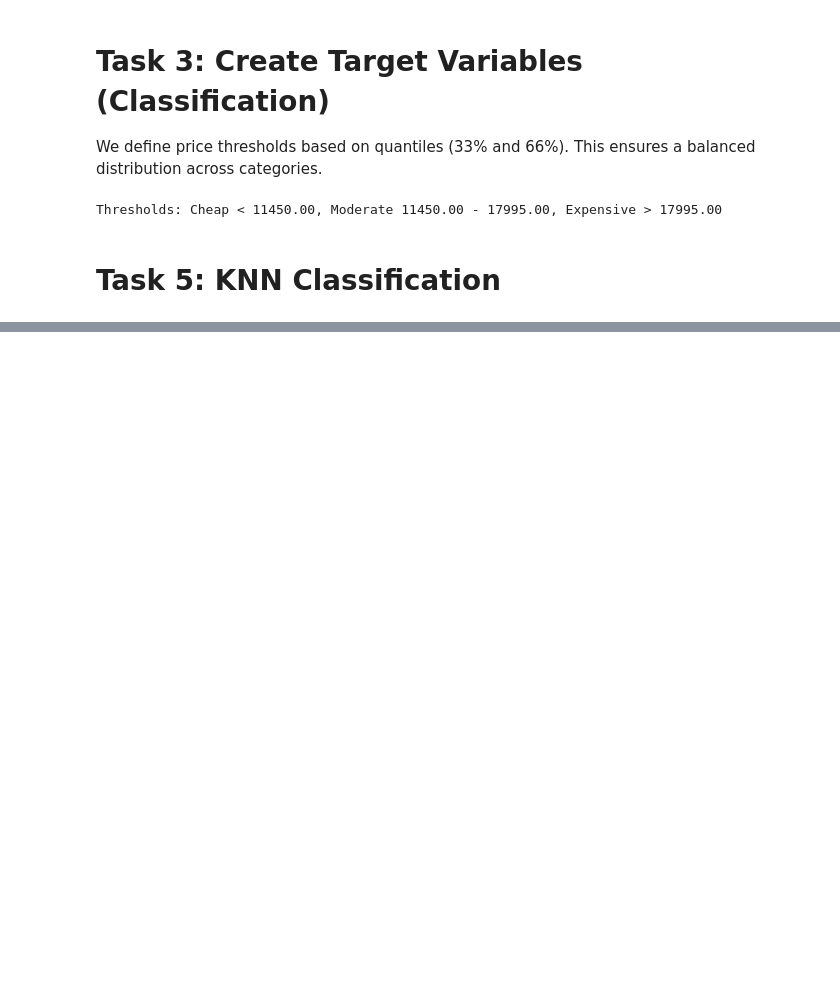
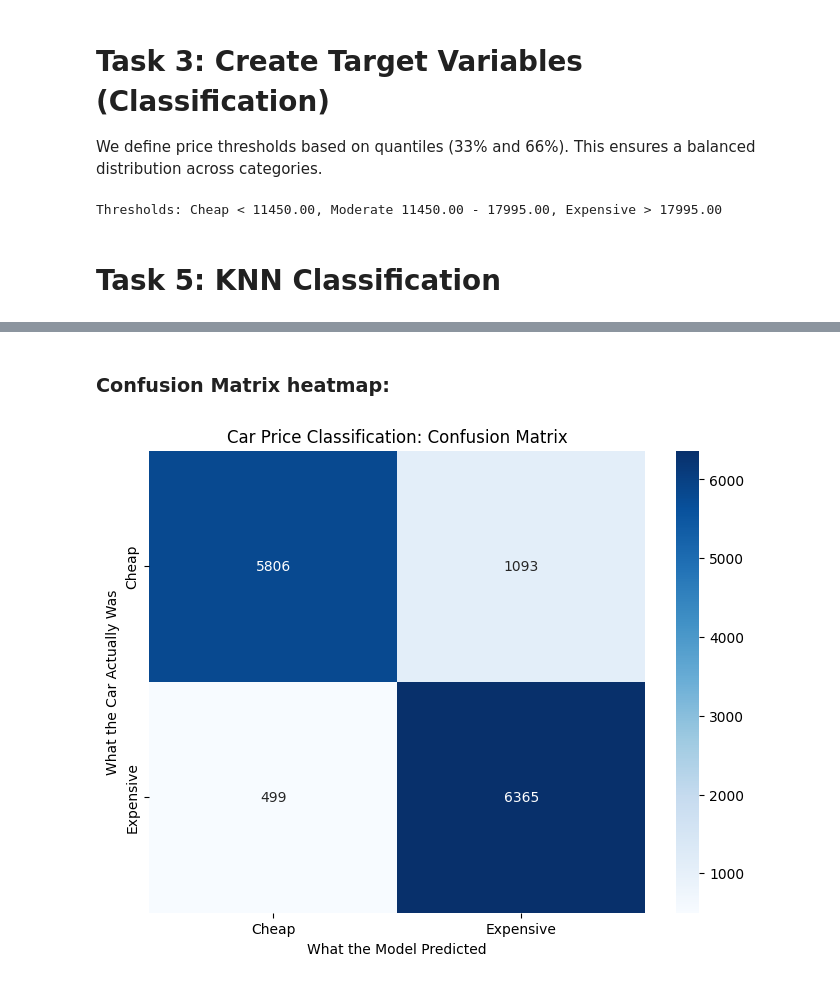
Before and after one commit to Ahmed-Elsom5raty/car-price-analysis, a Jupyter notebook: main.ipynb, the cells around one changed output, grey strips where cells are left out. Drawn from its saved outputs; the diff is of its cells as text; code cells hidden in the pictures; blank space fills up the shorter version.

```diff
--- a/main.ipynb
+++ b/main.ipynb
@@ -311,0 +335,25 @@ weighted avg       0.81      0.80      0.80     14487
+# %% [markdown]
+### Confusion Matrix heatmap:
+# %%
+# Create categorical versions of your actual and predicted prices
+threshold = df['price'].median()
+
+y_test_class = (y_test > threshold).astype(int)
+y_pred_class = (y_pred > threshold).astype(int)
+
+from sklearn.metrics import confusion_matrix, ConfusionMatrixDisplay
+
+cm = confusion_matrix(y_test_class, y_pred_class)
+
+plt.figure(figsize=(8, 6))
+labels = ['Cheap', 'Expensive']
+
+sns.heatmap(cm, annot=True, fmt='d', cmap='Blues',
+            xticklabels=labels, yticklabels=labels)
+
+plt.title('Car Price Classification: Confusion Matrix')
+plt.xlabel('What the Model Predicted')
+plt.ylabel('What the Car Actually Was')
+plt.show()
+# %% [output]
+[figure, added]
```
Also changed, not shown: parts of 13 cells of this notebook, 2 other files.
